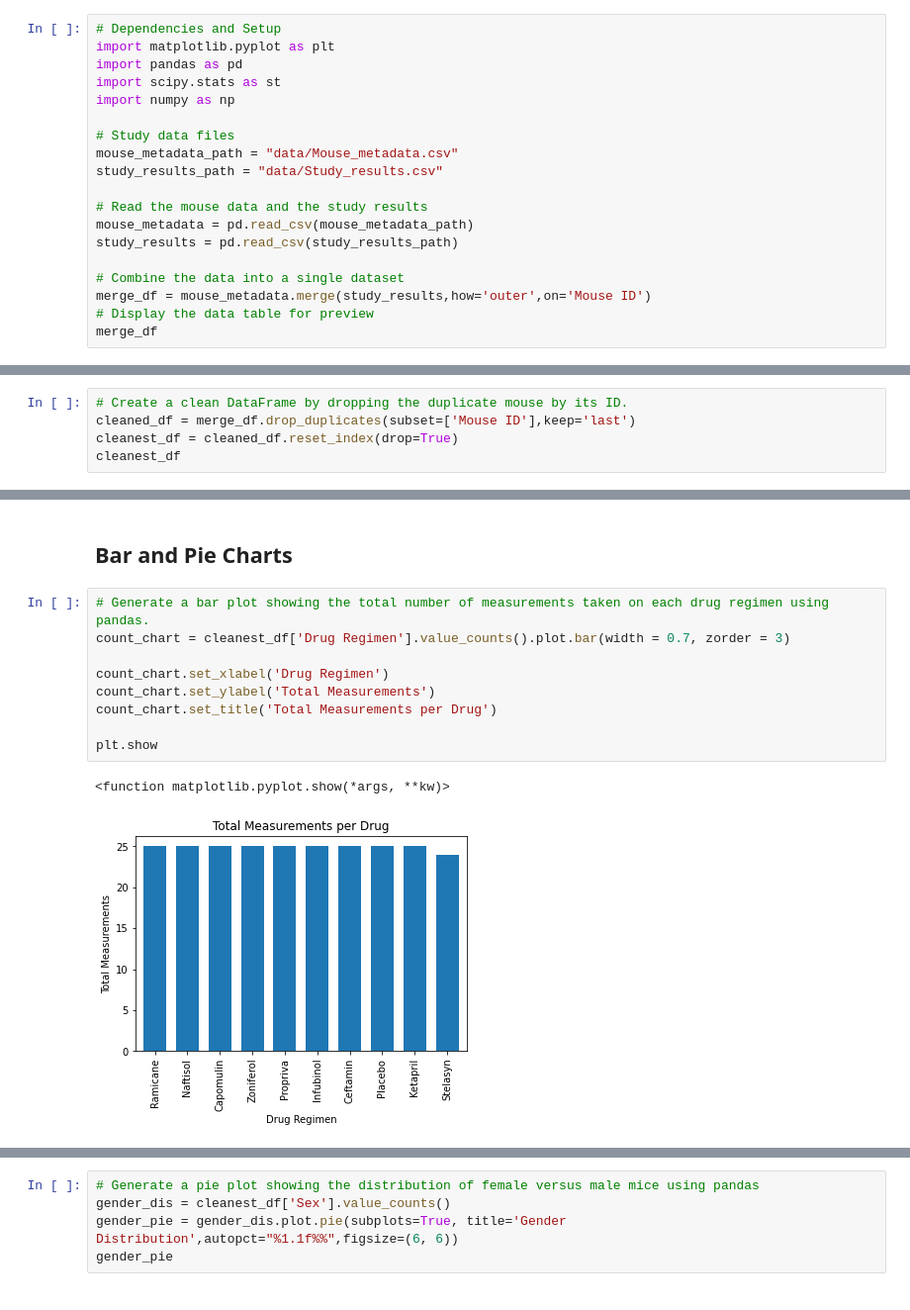
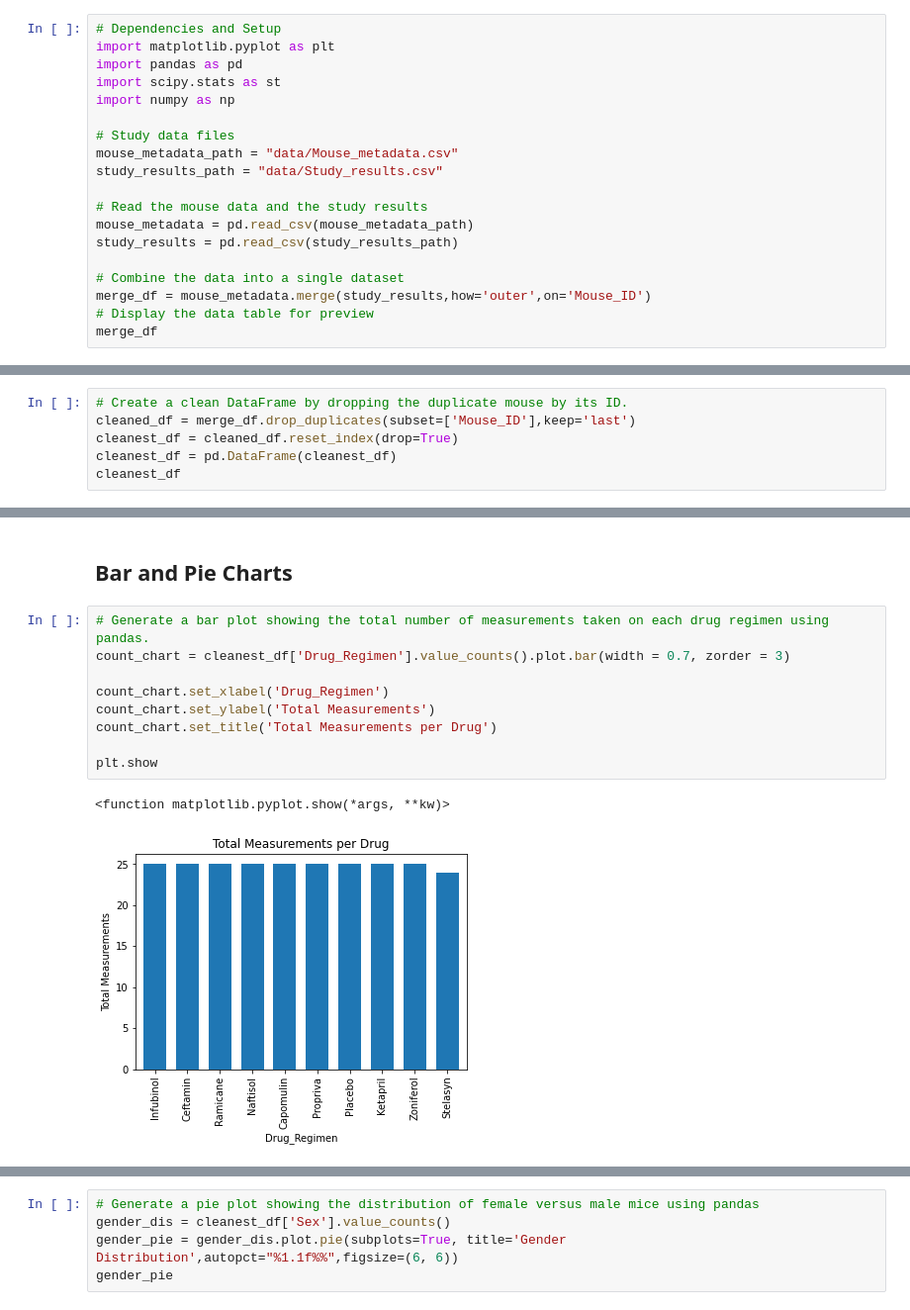
Before and after one commit to MLozano88/Pymaceuticals, a Jupyter notebook: Pymaceuticals/pymaceuticals_starter.ipynb, the cells around one changed output, grey strips where cells are left out. Shown at 99% size. Drawn from its saved outputs; the diff is of its cells as text.

```diff
--- a/Pymaceuticals/pymaceuticals_starter.ipynb
+++ b/Pymaceuticals/pymaceuticals_starter.ipynb
@@ -16,7 +16,7 @@ mouse_metadata = pd.read_csv(mouse_metadata_path)
 study_results = pd.read_csv(study_results_path)
 
 # Combine the data into a single dataset
-merge_df = mouse_metadata.merge(study_results,how='outer',on='Mouse ID')
+merge_df = mouse_metadata.merge(study_results,how='outer',on='Mouse_ID')
 # Display the data table for preview
 merge_df
 # %% [output]
@@ -48,7 +50,8 @@ clean_df.head().count()
 # Optional: Get all the data for the duplicate mouse ID.
 # %%
 # Create a clean DataFrame by dropping the duplicate mouse by its ID.
-cleaned_df = merge_df.drop_duplicates(subset=['Mouse ID'],keep='last')
+cleaned_df = merge_df.drop_duplicates(subset=['Mouse_ID'],keep='last')
 cleanest_df = cleaned_df.reset_index(drop=True)
+cleanest_df = pd.DataFrame(cleanest_df)
 cleanest_df
 # %% [output]
@@ -123,15 +122,15 @@ summ_stats_df
 ## Bar and Pie Charts
 # %%
 # Generate a bar plot showing the total number of measurements taken on each drug regimen using pandas.
-count_chart = cleanest_df['Drug Regimen'].value_counts().plot.bar(width = 0.7, zorder = 3)
+count_chart = cleanest_df['Drug_Regimen'].value_counts().plot.bar(width = 0.7, zorder = 3)
 
-count_chart.set_xlabel('Drug Regimen')
+count_chart.set_xlabel('Drug_Regimen')
 count_chart.set_ylabel('Total Measurements')
 count_chart.set_title('Total Measurements per Drug')
 
 plt.show
 # %% [output]
 <function matplotlib.pyplot.show(*args, **kw)>
-[figure, old version]
+[figure, new version]
 # %%
 # Generate a bar plot showing the total number of measurements taken on each drug regimen using pyplot.
```
Also changed, not shown: parts of 17 cells of this notebook, 2 other files.
